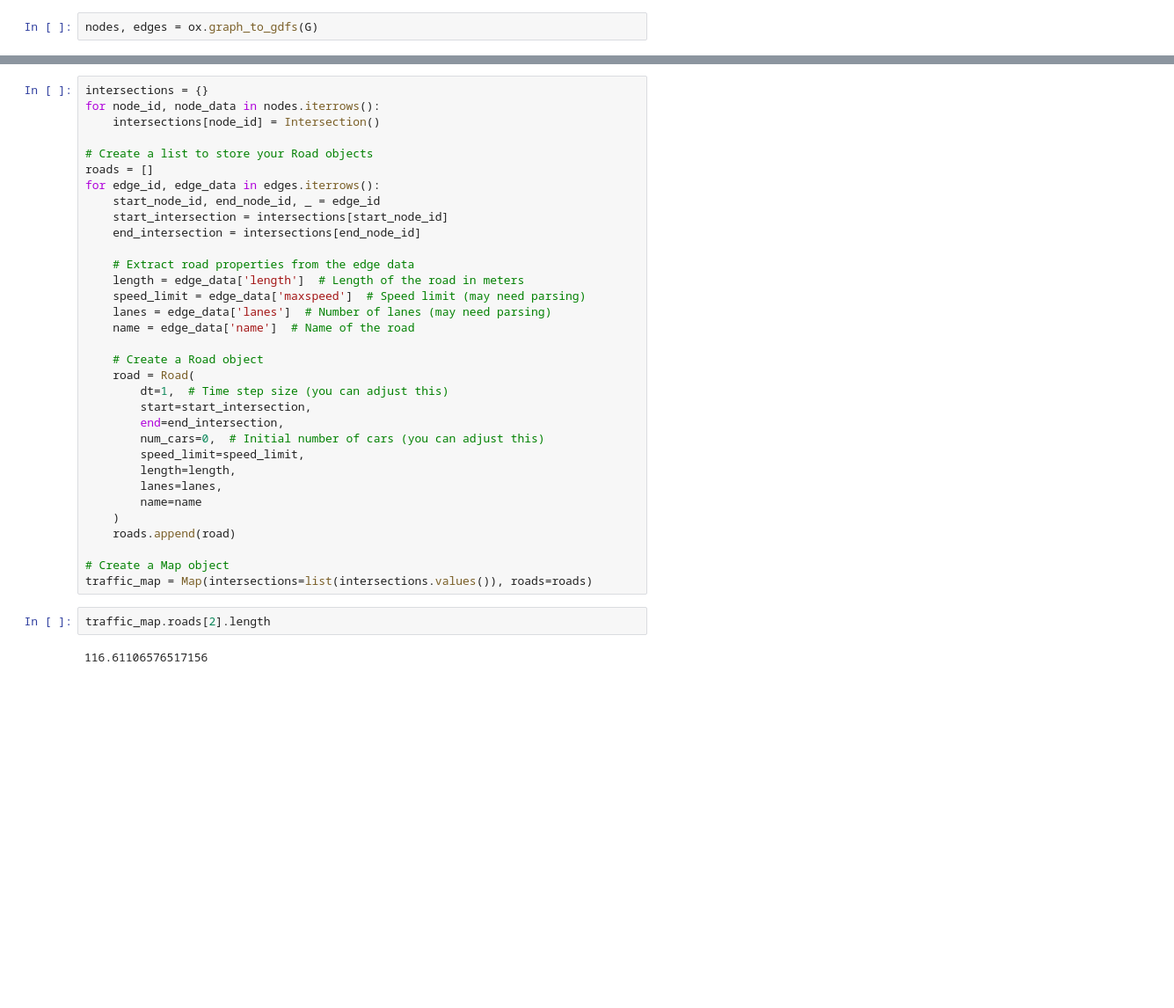
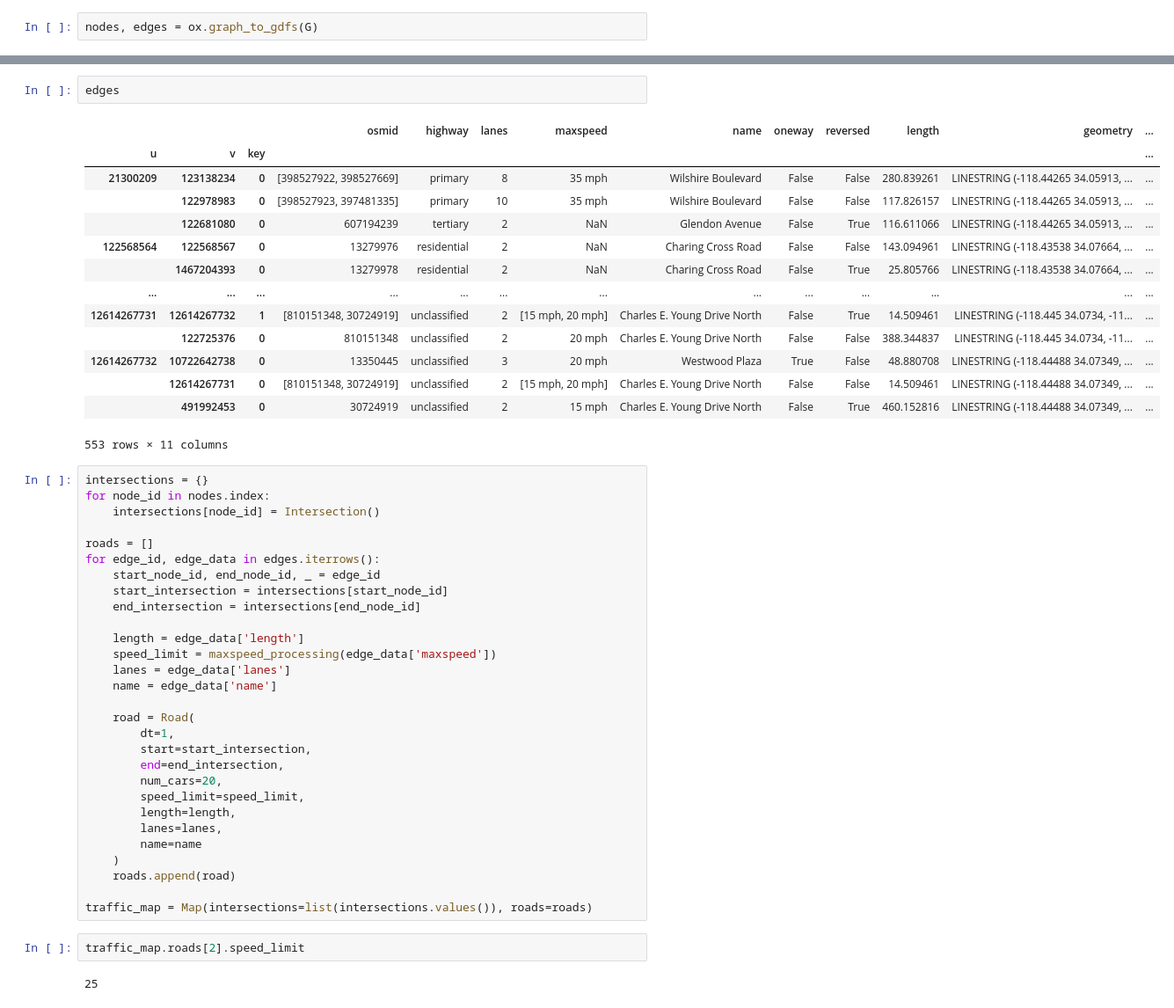
Before and after one commit to kguo12/TraffiX-PIC16B, a Jupyter notebook: mapmodels/mapmodeling.ipynb, the cells around one changed output, grey strips where cells are left out. Shown: that part at 88% size. Cells and saved outputs as stored; diff of their text form; blank space fills up the shorter version.

```diff
--- a/mapmodels/mapmodeling.ipynb
+++ b/mapmodels/mapmodeling.ipynb
@@ -103,27 +115,41 @@ nodes, edges = ox.graph_to_gdfs(G)
+# %%
+edges
+# %% [output]
+|  |  |  | osmid | highway | lanes | maxspeed | name | oneway | reversed | length | geometry | ... |
+| u | v | key |  |  |  |  |  |  |  |  |  | ... |
+| 21300209 | 123138234 | 0 | [398527922, 398527669] | primary | 8 | 35 mph | Wilshire Boulevard | False | False | 280.839261 | LINESTRING (-118.44265 34.05913, ... | ... |
+|  | 122978983 | 0 | [398527923, 397481335] | primary | 10 | 35 mph | Wilshire Boulevard | False | False | 117.826157 | LINESTRING (-118.44265 34.05913, ... | ... |
+|  | 122681080 | 0 | 607194239 | tertiary | 2 | NaN | Glendon Avenue | False | True | 116.611066 | LINESTRING (-118.44265 34.05913, ... | ... |
+| 122568564 | 122568567 | 0 | 13279976 | residential | 2 | NaN | Charing Cross Road | False | False | 143.094961 | LINESTRING (-118.43538 34.07664, ... | ... |
+|  | 1467204393 | 0 | 13279978 | residential | 2 | NaN | Charing Cross Road | False | True | 25.805766 | LINESTRING (-118.43538 34.07664, ... | ... |
+| ... | ... | ... | ... | ... | ... | ... | ... | ... | ... | ... | ... | ... |
+| 12614267731 | 12614267732 | 1 | [810151348, 30724919] | unclassified | 2 | [15 mph, 20 mph] | Charles E. Young Drive North | False | True | 14.509461 | LINESTRING (-118.445 34.0734, -11... | ... |
+|  | 122725376 | 0 | 810151348 | unclassified | 2 | 20 mph | Charles E. Young Drive North | False | False | 388.344837 | LINESTRING (-118.445 34.0734, -11... | ... |
+| 12614267732 | 10722642738 | 0 | 13350445 | unclassified | 3 | 20 mph | Westwood Plaza | True | False | 48.880708 | LINESTRING (-118.44488 34.07349, ... | ... |
+|  | 12614267731 | 0 | [810151348, 30724919] | unclassified | 2 | [15 mph, 20 mph] | Charles E. Young Drive North | False | False | 14.509461 | LINESTRING (-118.44488 34.07349, ... | ... |
+|  | 491992453 | 0 | 30724919 | unclassified | 2 | 15 mph | Charles E. Young Drive North | False | True | 460.152816 | LINESTRING (-118.44488 34.07349, ... | ... |
+553 rows × 11 columns
 # %%
 intersections = {}
-for node_id, node_data in nodes.iterrows():
+for node_id in nodes.index:
     intersections[node_id] = Intersection()
 
-# Create a list to store your Road objects
 roads = []
 for edge_id, edge_data in edges.iterrows():
     start_node_id, end_node_id, _ = edge_id
     start_intersection = intersections[start_node_id]
     end_intersection = intersections[end_node_id]
 
-    # Extract road properties from the edge data
-    length = edge_data['length']  # Length of the road in meters
-    speed_limit = edge_data['maxspeed']  # Speed limit (may need parsing)
-    lanes = edge_data['lanes']  # Number of lanes (may need parsing)
-    name = edge_data['name']  # Name of the road
+    length = edge_data['length']
+    speed_limit = maxspeed_processing(edge_data['maxspeed'])
+    lanes = edge_data['lanes']
+    name = edge_data['name']
 
-    # Create a Road object
     road = Road(
-        dt=1,  # Time step size (you can adjust this)
+        dt=1,
         start=start_intersection,
         end=end_intersection,
-        num_cars=0,  # Initial number of cars (you can adjust this)
+        num_cars=20,
         speed_limit=speed_limit,
         length=length,
         lanes=lanes,
@@ -131,9 +157,8 @@ for edge_id, edge_data in edges.iterrows():
     )
     roads.append(road)
 
-# Create a Map object
 traffic_map = Map(intersections=list(intersections.values()), roads=roads)
-# %%
-traffic_map.roads[2].length
-# %% [output]
-116.61106576517156
+# %%
+traffic_map.roads[2].speed_limit
+# %% [output]
+25
```
Also changed, not shown: parts of 6 cells of this notebook.
